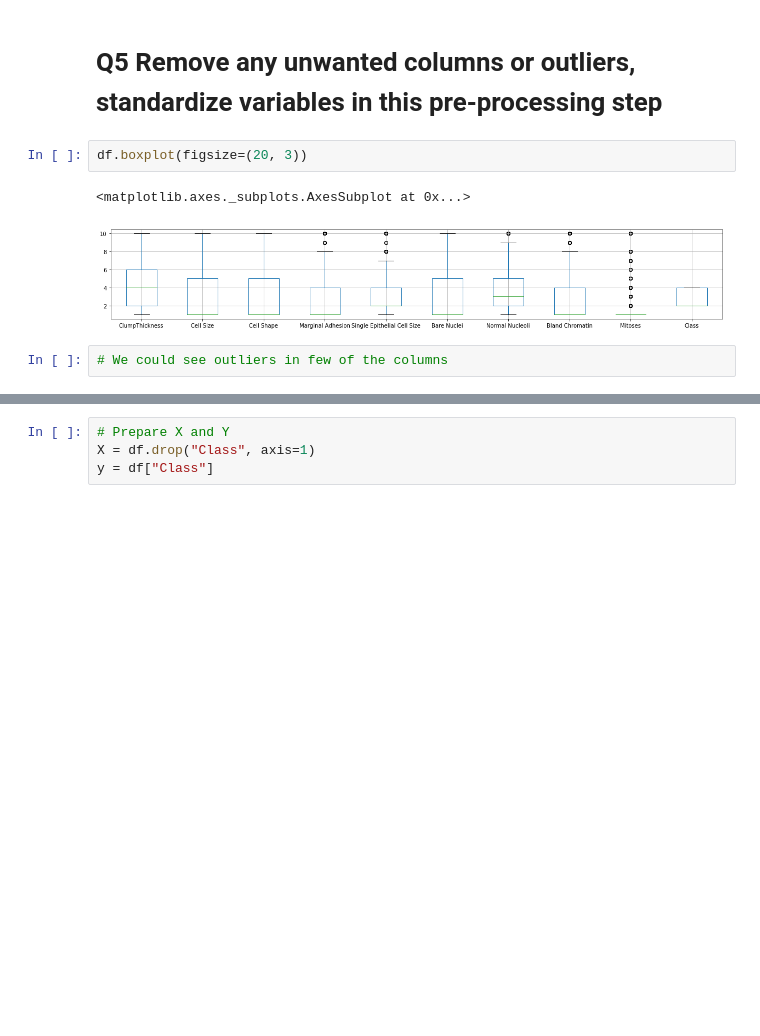
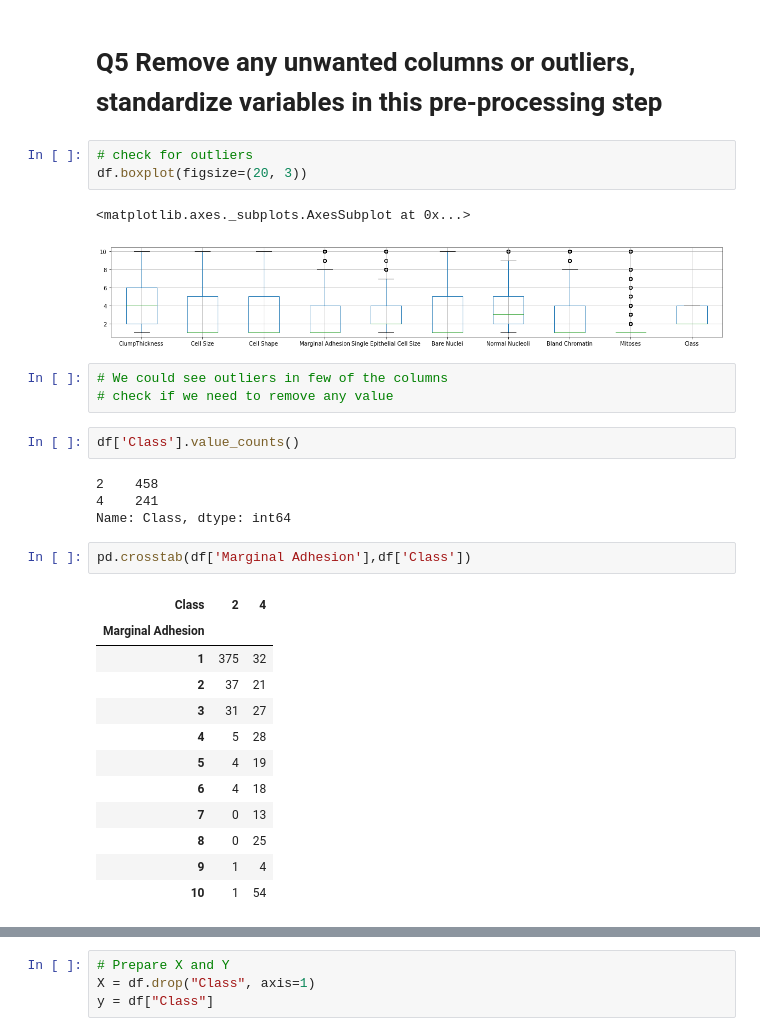
Before and after one commit to GreatLearningAIML1/bangalore-feb-batch-suchismitade, a Jupyter notebook: R5_Internal_Lab_PCA.ipynb, the cells around one changed output, grey strips where cells are left out. Cells and saved outputs as stored; diff of their text form; blank space fills up the shorter version.

```diff
--- a/R5_Internal_Lab_PCA.ipynb
+++ b/R5_Internal_Lab_PCA.ipynb
@@ -191,9 +191,32 @@ sns.pairplot(df,hue="Class",diag_kind="kde")
 # %% [markdown]
 # Q5 Remove any unwanted columns or outliers, standardize variables in this pre-processing step
 # %%
+# check for outliers
 df.boxplot(figsize=(20, 3))
 # %% [output]
 <matplotlib.axes._subplots.AxesSubplot at 0x...>
 [figure]
 # %%
 # We could see outliers in few of the columns
+# check if we need to remove any value
+# %%
+df['Class'].value_counts()
+# %% [output]
+2    458
+4    241
+Name: Class, dtype: int64
+# %%
+pd.crosstab(df['Marginal Adhesion'],df['Class'])
+# %% [output]
+| Class | 2 | 4 |
+| Marginal Adhesion |  |  |
+| 1 | 375 | 32 |
+| 2 | 37 | 21 |
+| 3 | 31 | 27 |
+| 4 | 5 | 28 |
+| 5 | 4 | 19 |
+| 6 | 4 | 18 |
+| 7 | 0 | 13 |
+| 8 | 0 | 25 |
+| 9 | 1 | 4 |
+| 10 | 1 | 54 |
```
Also changed, not shown: parts of 7 cells of this notebook.
